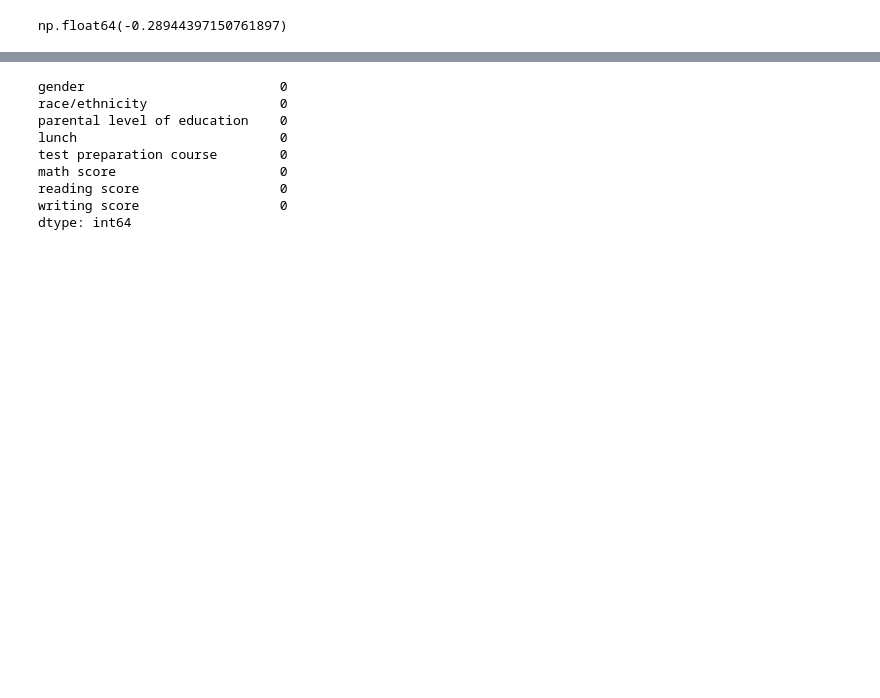
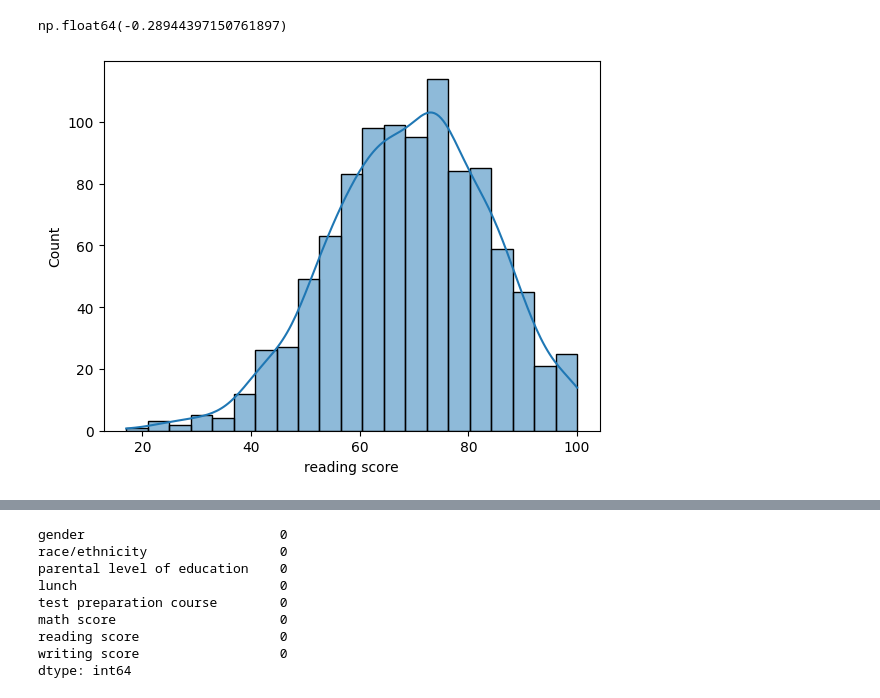
Before and after one commit to Dhineshsakthivel2007/STUDENT-MARK-PREDICTION-LINEAR-REGRESSION-, a Jupyter notebook: reg1.ipynb, the cells around one changed output, grey strips where cells are left out. Drawn from its saved outputs; the diff is of its cells as text; code cells hidden in the pictures; blank space fills up the shorter version.

Commit message:
added histplot

```diff
--- a/reg1.ipynb
+++ b/reg1.ipynb
@@ -38,3 +38,8 @@ display(df['writing score'].skew())
 # %% [output]
 np.float64(-0.25910451810923063)
 np.float64(-0.28944397150761897)
+# %%
+sns.histplot(df['reading score'],kde=True)
+plt.show()
+# %% [output]
+[figure, added]
```
Also changed, not shown: parts of 1 cell of this notebook.
